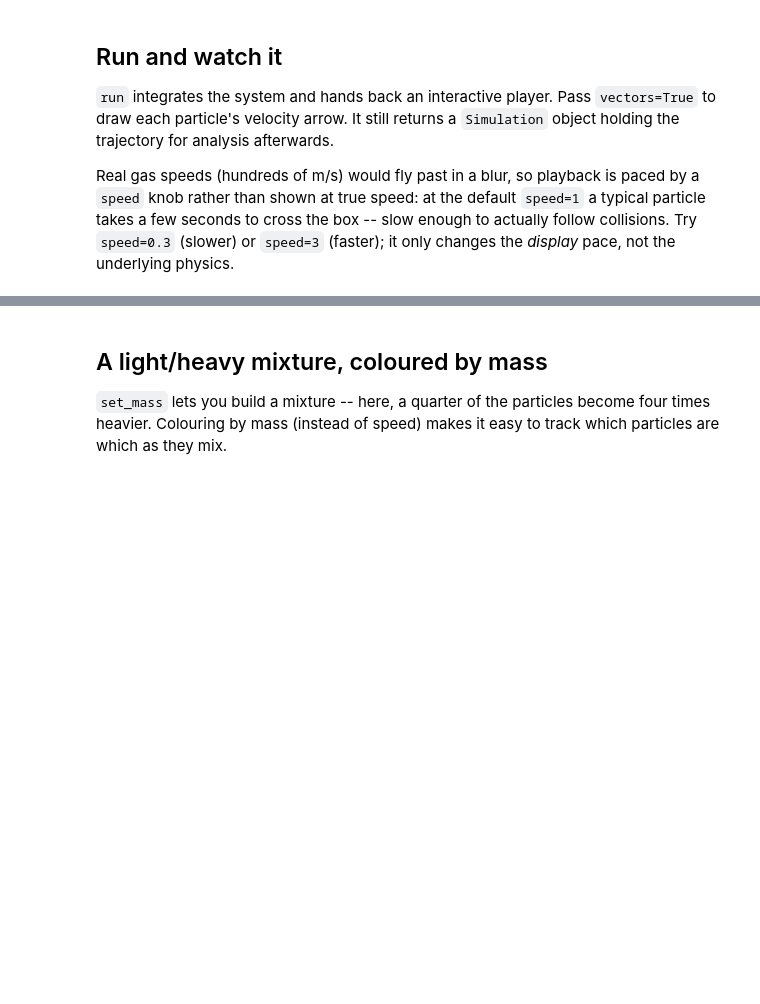
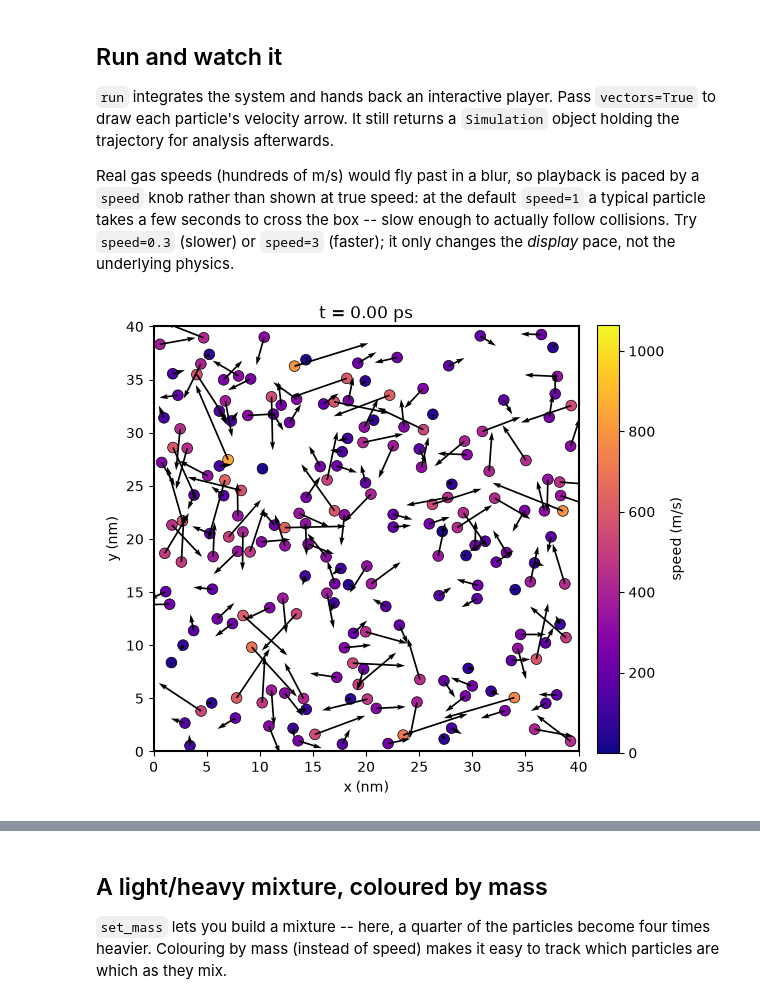
Before and after one commit to andreasdh/bridgechem, a Jupyter notebook: examples/demo.ipynb, the cells around one changed output, grey strips where cells are left out. Drawn from its saved outputs; the diff is of its cells as text; code cells hidden in the pictures; blank space fills up the shorter version.

```diff
--- a/examples/demo.ipynb
+++ b/examples/demo.ipynb
@@ -31,4 +33,6 @@ paced by a `speed` knob rather than shown at true speed: at the default
 enough to actually follow collisions. Try `speed=0.3` (slower) or `speed=3`
 (faster); it only changes the *display* pace, not the underlying physics.
 # %%
-sim = system.run(steps=20000, vectors=True, speed=1.0)
+sim = system.run(steps=20000, vectors=True, speed=3.0)
+# %% [output]
+[figure, added]
```
Also changed, not shown: parts of 5 cells of this notebook, 2 other files.
